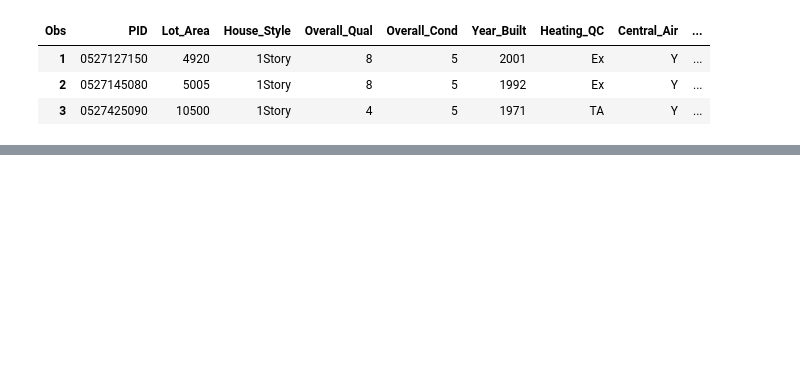
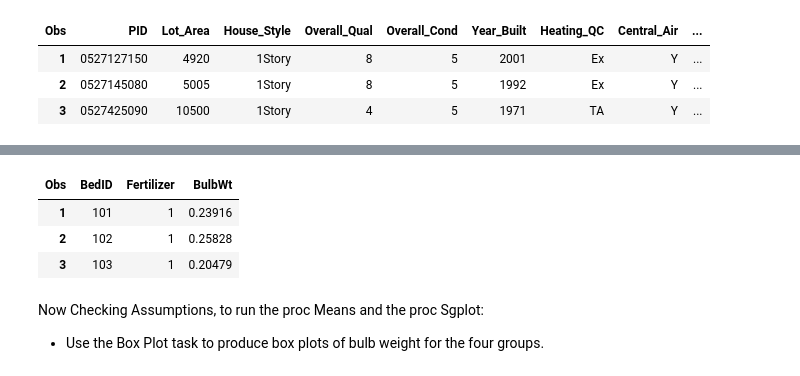
Before and after one commit to franmarq/SAS_course_notes, a Jupyter notebook: Statistics1_ANOVA_Regression_LogisticRegression.ipynb, the cells around one changed output, grey strips where cells are left out. Drawn from its saved outputs; the diff is of its cells as text; code cells hidden in the pictures; blank space fills up the shorter version.

```diff
--- a/Statistics1_ANOVA_Regression_LogisticRegression.ipynb
+++ b/Statistics1_ANOVA_Regression_LogisticRegression.ipynb
@@ -222,0 +200,12 @@ title;
+# %%
+proc print data=stat1.garlic (obs=3);
+run;
+# %% [output]
+| Obs | BedID | Fertilizer | BulbWt |
+| 1 | 101 | 1 | 0.23916 |
+| 2 | 102 | 1 | 0.25828 |
+| 3 | 103 | 1 | 0.20479 |
+# %% [markdown]
+Now Checking Assumptions, to run the proc Means and the proc Sgplot:
+
+* Use the Box Plot task to produce box plots of bulb weight for the four groups.
```
Also changed, not shown: parts of 31 cells of this notebook, 4 other files.
